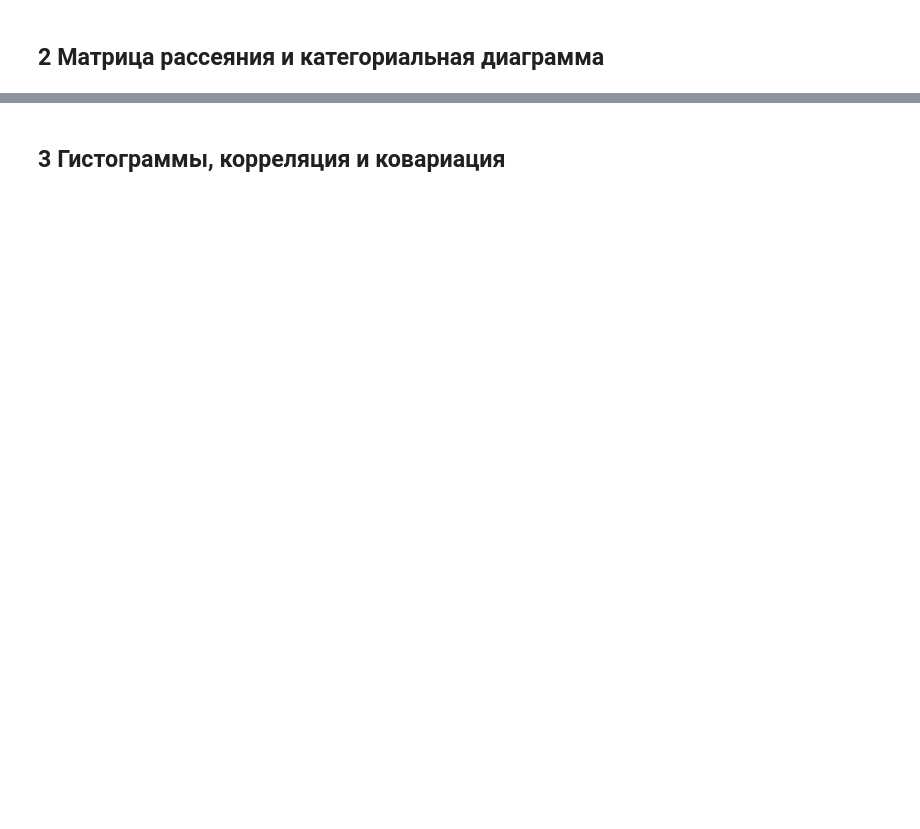
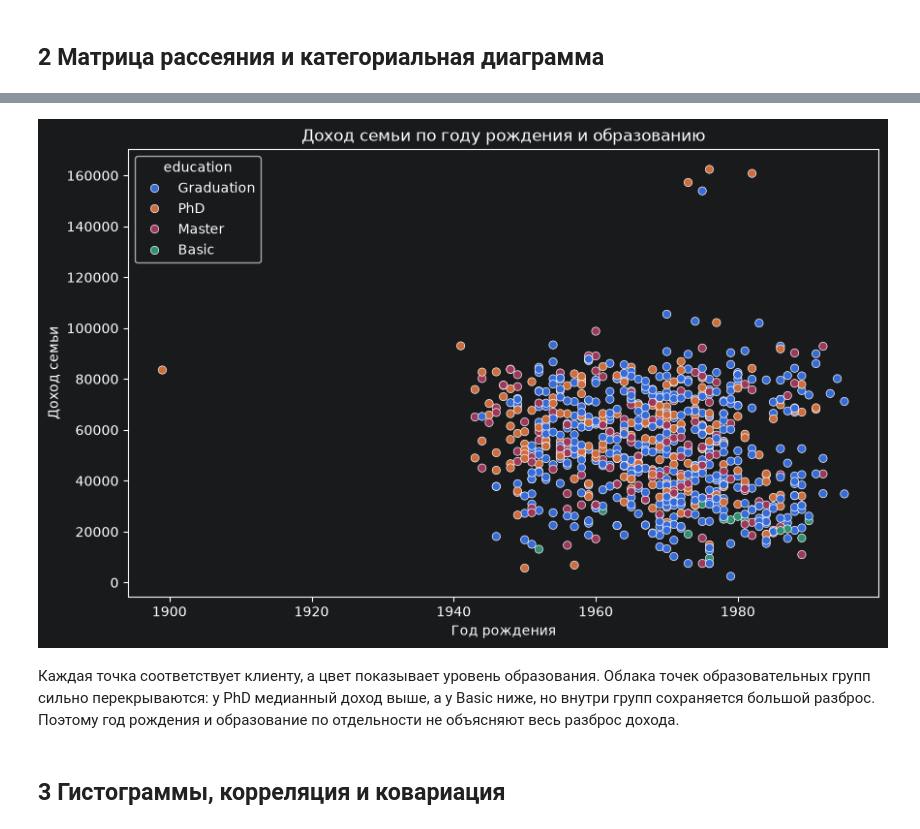
Before and after one commit to MMLive79/ida-laba-2, a Jupyter notebook: main.ipynb, the cells around one changed output, grey strips where cells are left out. Cells and saved outputs as stored; diff of their text form; code cells hidden in the pictures; blank space fills up the shorter version.

```diff
--- a/main.ipynb
+++ b/main.ipynb
@@ -43,3 +95,15 @@ plt.show()
+# %%
+# Рисунок 2: доход по году рождения и уровню образования
+plt.figure(figsize=(10, 6))
+sns.scatterplot(data=df, x='year_birth', y='income', hue='education')
+plt.title('Доход семьи по году рождения и образованию')
+plt.xlabel('Год рождения')
+plt.ylabel('Доход семьи')
+plt.show()
+# %% [output]
+[figure, added]
+# %% [markdown]
+Каждая точка соответствует клиенту, а цвет показывает уровень образования. Облака точек образовательных групп сильно перекрываются: у PhD медианный доход выше, а у Basic ниже, но внутри групп сохраняется большой разброс. Поэтому год рождения и образование по отдельности не объясняют весь разброс дохода.
 # %% [markdown]
 ## 3 Гистограммы, корреляция и ковариация
 # %%
```
Also changed, not shown: parts of 37 cells of this notebook.
